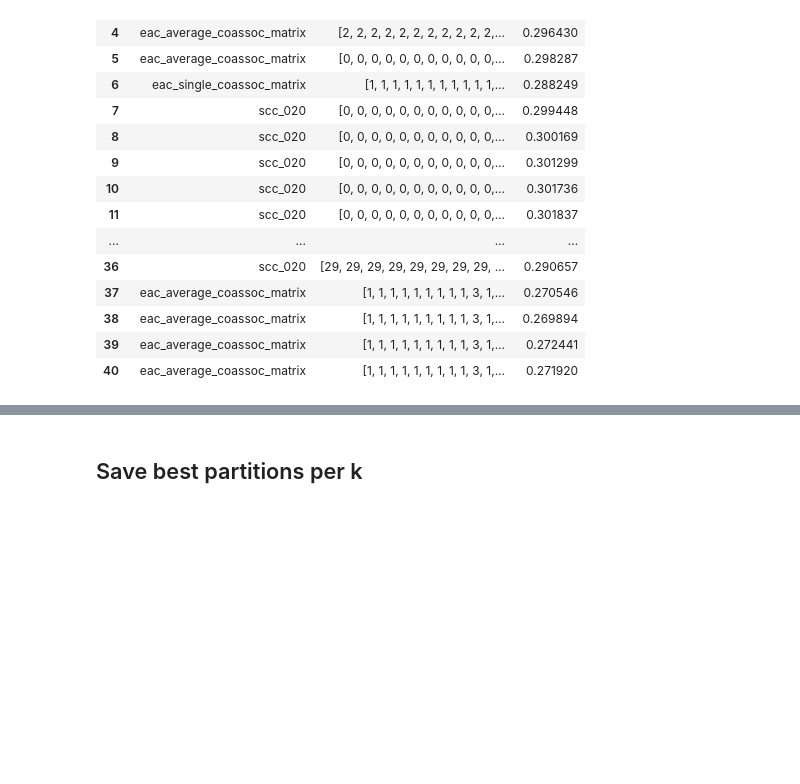
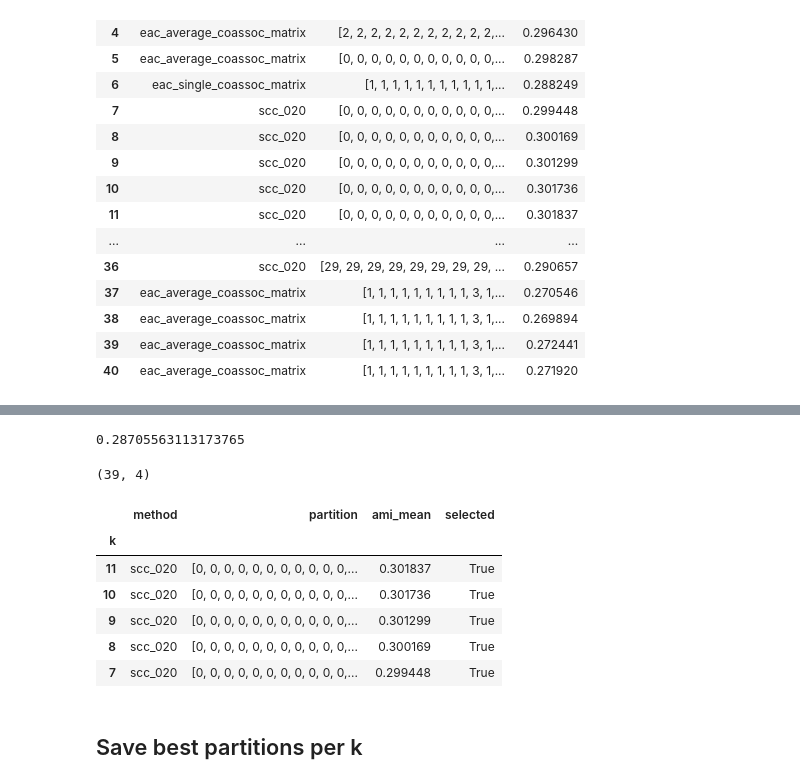
Before and after one commit to greenelab/phenoplier, a Jupyter notebook: nbs/16_consensus_clustering/030_01-get_best_partitions.ipynb, the cells around one changed output, grey strips where cells are left out. Saved outputs shown, nothing was run; the diff lists cells and outputs as text; code cells hidden in the pictures; blank space fills up the shorter version.

```diff
--- a/nbs/16_consensus_clustering/030_01-get_best_partitions.ipynb
+++ b/nbs/16_consensus_clustering/030_01-get_best_partitions.ipynb
@@ -235,3 +161,27 @@ best_parts.sort_values("k")
+# %%
+best_threshold = best_parts_stats["50%"]
+best_threshold_description = "Median"
+display(best_threshold)
+
+best_parts = best_parts.assign(
+    selected=best_parts[_measure_col].apply(lambda x: x > best_threshold)
+)
+# %% [output]
+0.28705563113173765
+# %%
+best_parts.shape
+# %% [output]
+(39, 4)
+# %%
+best_parts.head()
+# %% [output]
+|  | method | partition | ami_mean | selected |
+| k |  |  |  |  |
+| 11 | scc_020 | [0, 0, 0, 0, 0, 0, 0, 0, 0, 0, 0,... | 0.301837 | True |
+| 10 | scc_020 | [0, 0, 0, 0, 0, 0, 0, 0, 0, 0, 0,... | 0.301736 | True |
+| 9 | scc_020 | [0, 0, 0, 0, 0, 0, 0, 0, 0, 0, 0,... | 0.301299 | True |
+| 8 | scc_020 | [0, 0, 0, 0, 0, 0, 0, 0, 0, 0, 0,... | 0.300169 | True |
+| 7 | scc_020 | [0, 0, 0, 0, 0, 0, 0, 0, 0, 0, 0,... | 0.299448 | True |
 # %% [markdown]
 ## Save best partitions per k
 # %%
```
Also changed, not shown: parts of 24 cells of this notebook, 1 other file.
